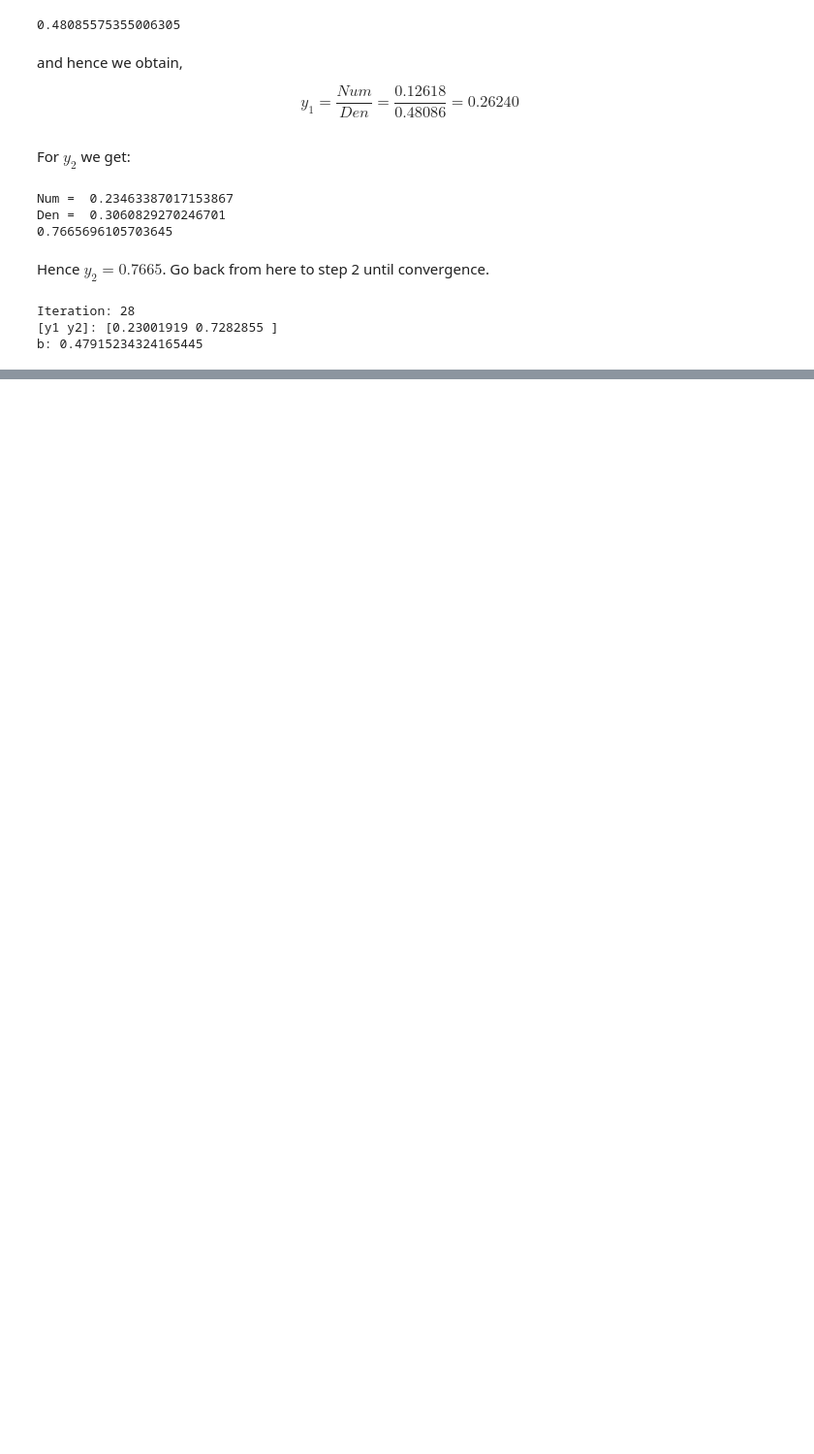
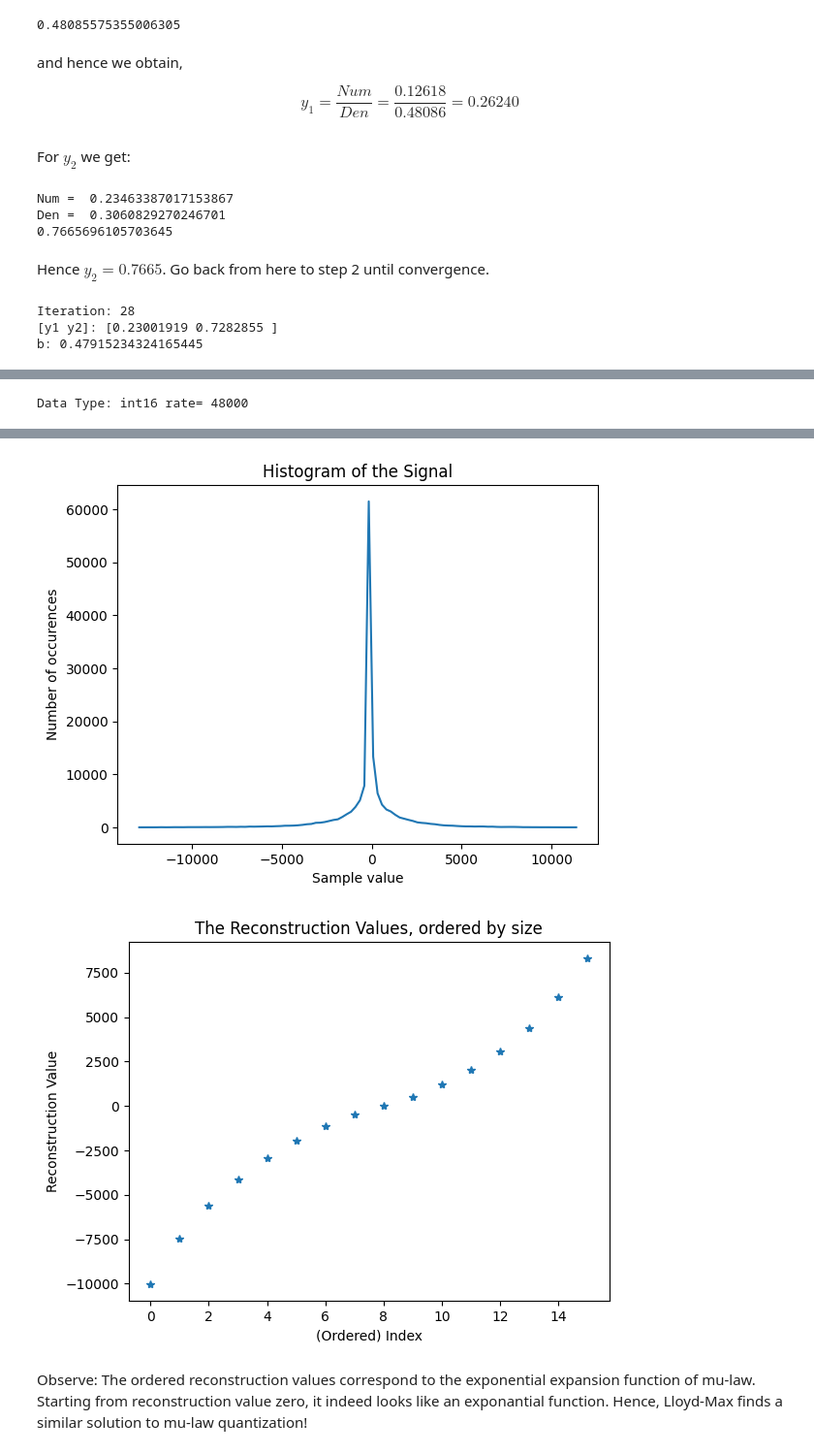
Before and after one commit to TUIlmenauAMS/ADSP_Tutorials, a Jupyter notebook: ADSP_04_LloydMax.ipynb, the cells around one changed output, grey strips where cells are left out. Shown at 97% size. Cells and saved outputs as stored; diff of their text form; code cells hidden in the pictures; blank space fills up the shorter version.

```diff
--- a/ADSP_04_LloydMax.ipynb
+++ b/ADSP_04_LloydMax.ipynb
@@ -388,0 +542,53 @@ b: 0.47915234324165445
+# %%
+#@title Run this cell to do the Max-Lloyd quantization, using Python sklearn "K-means", also with 4bits/sample:
+import scipy.io.wavfile as wav
+import numpy as np
+from IPython.display import Audio, display
+from sklearn.cluster import KMeans
+import matplotlib.pyplot as plt
+
+filename = '/content/sound.wav' #@param {'type': 'string'}
+rate, snd = wav.read(filename)
+print("Data Type:", snd.dtype, "rate=", rate)
+samples=snd
+#s=np.sin(2*np.pi/rate*500.0*np.arange(0,len(snd)));
+#samples=snd*s #This is the modulation
+
+(hist, bin_edges)= np.histogram(samples, bins=100)
+plt.plot(bin_edges[:-1], hist)
+plt.title("Histogram of the Signal")
+plt.xlabel("Sample value")
+plt.ylabel("Number of occurences")
+
+
+N =  4 #Number of bits
+n_clusters = 2**N
+kmeans = KMeans(init='k-means++', n_clusters=n_clusters, algorithm='lloyd')
+training_data=samples.reshape(-1, 1) #add an empty dimension
+kmeans.fit(training_data)
+centroids = kmeans.cluster_centers_ #recontruction values
+print("centroids=", centroids)
+
+plt.figure()
+plt.plot(np.sort(centroids, axis=0),'*')
+plt.xlabel('(Ordered) Index')
+plt.ylabel('Reconstruction Value')
+plt.title("The Reconstruction Values, ordered by size")
+
+# Encoder: indices of Codewords for the signal
+indices = kmeans.predict(samples.reshape(-1, 1))
+print("indices=", indices)
+print("Example: centroids[2]=", centroids[2])
+
+# Decoder: centroids as reconstruction values of indices:
+decoded=np.array([centroids[ind] for ind in indices.tolist()])
+
+samples=decoded[:,0] #remove empty dimension
+print("samples=", samples)
+#end signal processing
+samples=np.clip(samples,-32000,32000)
+
+#Listen to it:
+display(Audio(samples,rate=rate, autoplay=True))
+# %% [output]
+Data Type: int16 rate= 48000
@@ -388,0 +615,4 @@ b: 0.47915234324165445
+[figure, added]
+[figure, added]
+# %% [markdown]
+Observe: The ordered reconstruction values correspond to the exponential expansion function of mu-law. Starting from reconstruction value zero, it indeed looks like an exponantial function. Hence, Lloyd-Max finds a similar solution to mu-law quantization!
```
Also changed, not shown: parts of 6 cells of this notebook.
